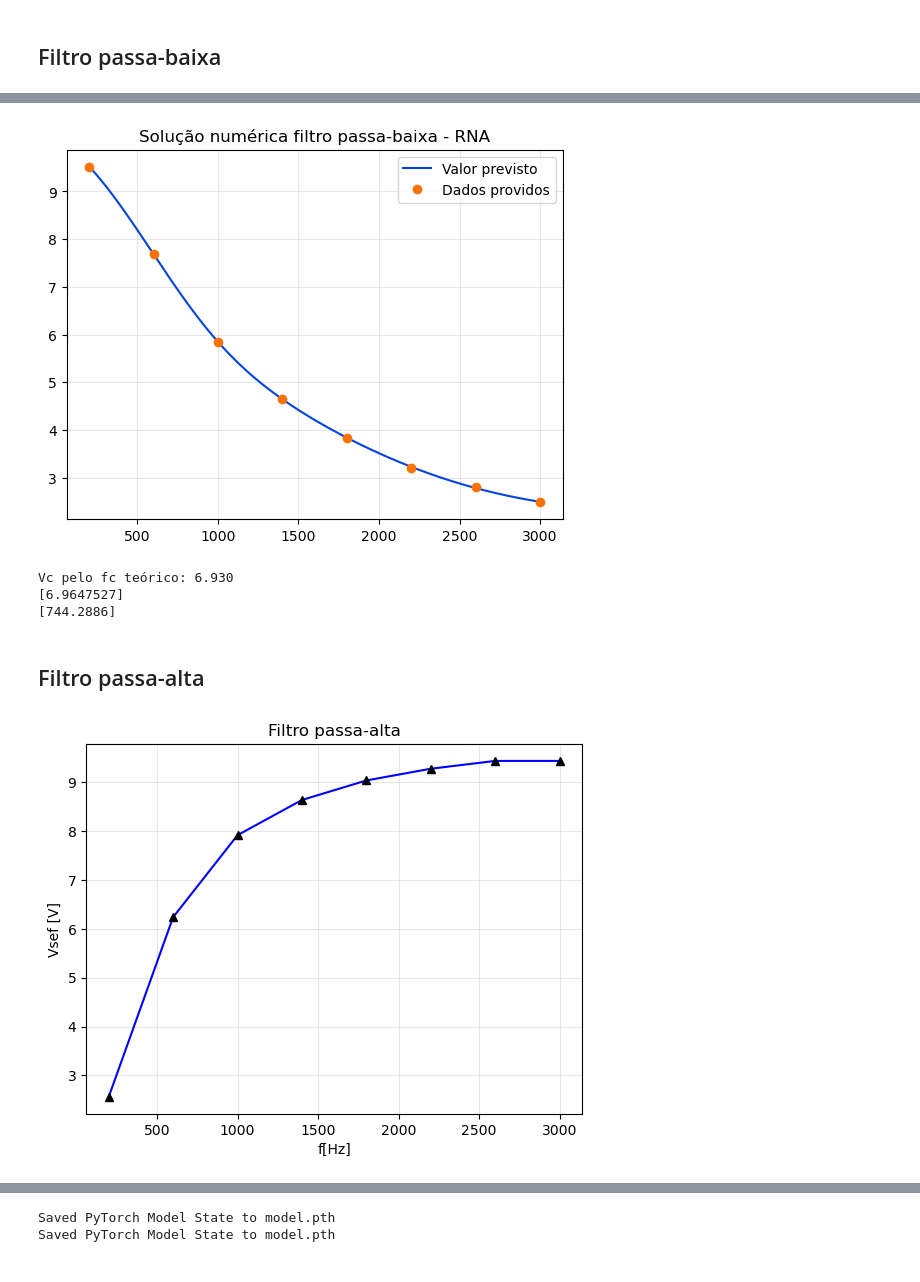
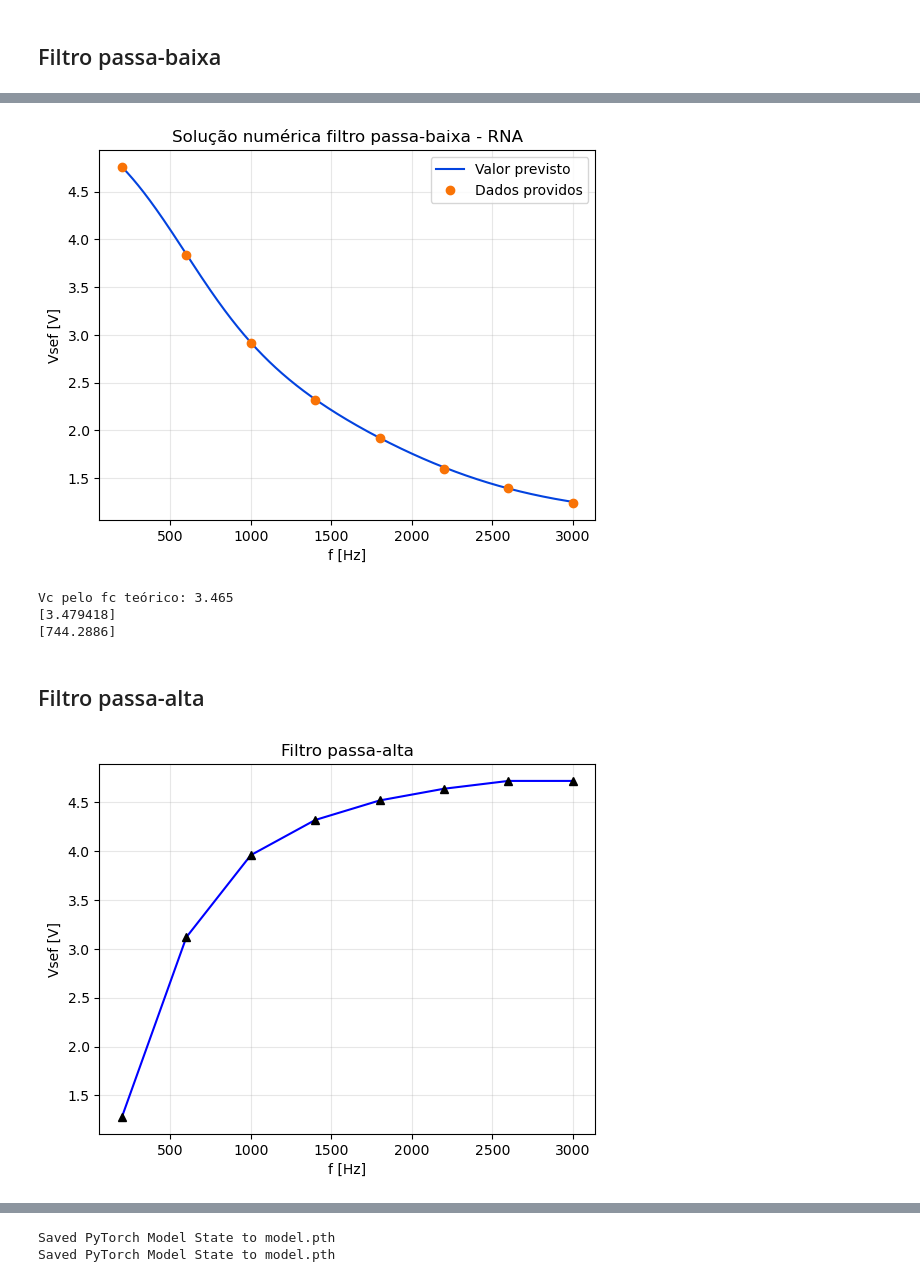
Before and after one commit to felipericobello/fisica4, a Jupyter notebook: exp3/exp3-fis4-rna.ipynb, the cells around one changed output, grey strips where cells are left out. Cells and saved outputs as stored; diff of their text form; code cells hidden in the pictures.

```diff
--- a/exp3/exp3-fis4-rna.ipynb
+++ b/exp3/exp3-fis4-rna.ipynb
@@ -119,8 +119,8 @@ class Data():
         d_Va = data.drop(columns=['f(Hz)','VsppB'])
 
         f = d_F.iloc[:, :].values
-        Vb =  d_Vb.iloc[:, :].values
-        Va =  d_Va.iloc[:, :].values
+        Vb =  (d_Vb.iloc[:, :].values)/2
+        Va =  (d_Va.iloc[:, :].values)/2
 
         self.f = np.array(f, dtype=float).squeeze()
         self.Vb = np.array(Vb, dtype=float).squeeze()
@@ -136,7 +136,7 @@ class Data():
 data = Data("unidade3-fis4-pandas.csv")
 print(f"Data size: [{data.__len__()}]")
 
-V_corte = (9.8)/np.sqrt(2)
+V_corte = (9.8)/(2*np.sqrt(2))
 print(V_corte)
 # %% [output]
 Data size: [8]
@@ -185,35 +191,37 @@ for epoch in range(epochs):
 # %%
-modelVb = OHAModel()
-modelVb.load_state_dict(torch.load("modelVb.pth"))
+#modelVb = OHAModel()
+#odelVb.load_state_dict(torch.load("modelVb.pth"))
 
 vf = torch.linspace(200, 3000, 500).view(-1,1)
 fc = torch.tensor([723.43], dtype=torch.float)
 Vc = torch.tensor([V_corte], dtype=torch.float)
 
 predicted = modelVb(vf)
 
 
 x = data.ft.detach().numpy()
 y = data.Vbt.detach().numpy()
 
 plt.plot(vf.detach().numpy(), predicted.detach().numpy(), color='xkcd:blue', linestyle='solid', label = 'Valor previsto')
 plt.plot(x, y, color='xkcd:orange', marker='o', linestyle='none', label = 'Dados providos')
 plt.title(f'Solução numérica filtro passa-baixa - RNA')
+plt.xlabel('f [Hz]')
+plt.ylabel('Vsef [V]')
 plt.legend(loc=1) # 4 = 'lower right'
 plt.grid(True, alpha=0.3)
 plt.savefig('rna-solucao-passa-baixa.jpg')
 plt.show()
 
 # V_corte = 6,92
 
 print(f'Vc pelo fc teórico: {Vc[0] :.3f}')
 
 print(predicted[97].detach().numpy())
 print(vf[97].detach().numpy())
 # %% [output]
-[figure, old version]
+[figure, new version]
-Vc pelo fc teórico: 6.930
-[6.9647527]
+Vc pelo fc teórico: 3.465
+[3.479418]
 [744.2886]
 # %% [markdown]
 ## Filtro passa-alta
@@ -221,12 +229,12 @@ Vc pelo fc teórico: 6.930
 plt.plot(data.f, data.Va, 'b-')
 plt.plot(data.f, data.Va, 'k^')
 plt.ylabel('Vsef [V]')
-plt.xlabel('f[Hz]')
+plt.xlabel('f [Hz]')
 plt.title('Filtro passa-alta')
 plt.grid(True, alpha=0.3)
 plt.savefig('grafico-passa-alta.jpg', dpi=150)
 
 plt.show()
 # %% [output]
-[figure, old version]
+[figure, new version]
 # %%
```
Also changed, not shown: parts of 7 cells of this notebook, 17 other files.
